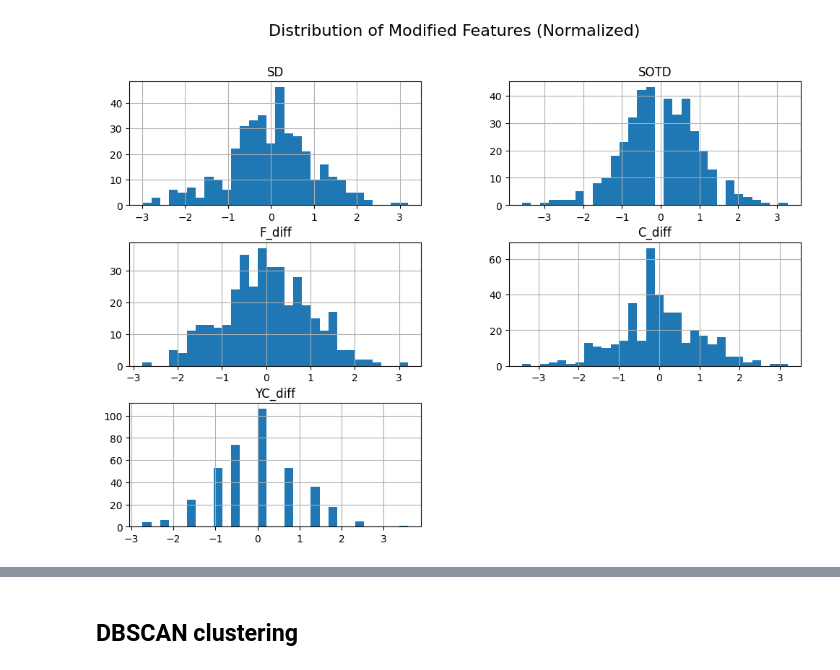
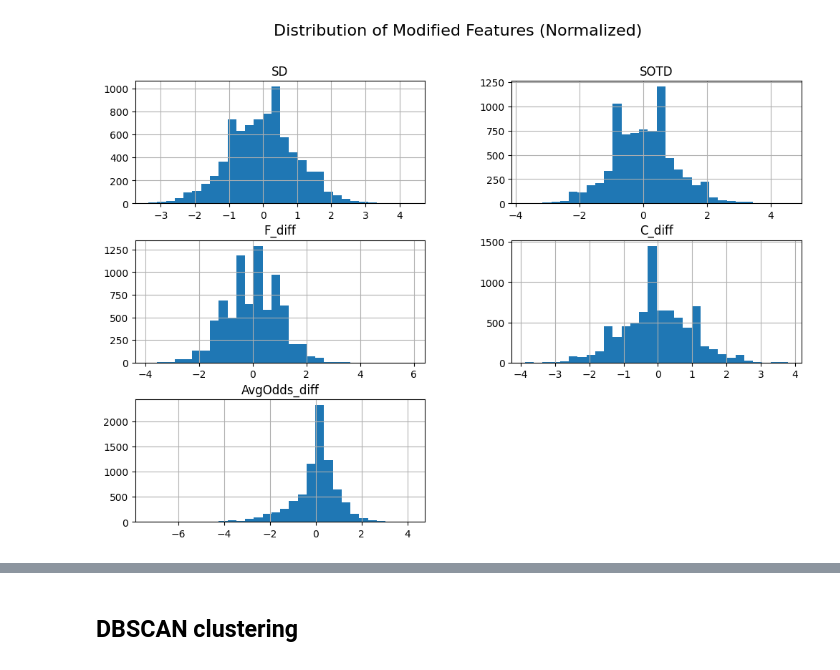
Before and after one commit to frederik007hb/Data-Mining, a Jupyter notebook: Test.ipynb, the cells around one changed output, grey strips where cells are left out. Saved outputs shown, nothing was run; the diff lists cells and outputs as text; code cells hidden in the pictures.

```diff
--- a/Test.ipynb
+++ b/Test.ipynb
@@ -6,9 +6,9 @@ import pandas as pd
 import matplotlib.pyplot as plt
 from pyclustering.cluster.clique import clique, clique_visualizer
 # %%
-data = load_data('Data/20242025premierleague.csv')
-ground_truth = encode_results(data['FTR'])
-data = pd.get_dummies(data, columns=['HomeTeam', 'AwayTeam', 'Referee']) # One-Hot encode string features
+raw_data = load_data('Data/Master file.csv')
+ground_truth = encode_results(raw_data['FTR'])
+data = pd.get_dummies(raw_data, columns=['HomeTeam', 'AwayTeam', 'Referee']) # One-Hot encode string features
 print("Amount of home wins: ", np.sum(ground_truth == 1))
 print("Amount of away wins: ", np.sum(ground_truth == -1))
 print("Amount of draws: ", np.sum(ground_truth == 0))
@@ -38,25 +22,26 @@ array([ 1., -1.,  1., -1.,  1.,  0., -1.,  1., -1.,  0.,  1., -1.,  1.,
 # %%
 # --- Load in game statistics ---
-raw_in_game_stats = data[[ 'HS', 'AS', 'HST', 'AST', 'HF', 'AF', 'HC', 'AC', 'HY', 'AY', 'HR', 'AR']]
+#raw_in_game_stats = data[[ 'HS', 'AS', 'HST', 'AST', 'HF', 'AF', 'HC', 'AC', 'HY', 'AY', 'HR', 'AR']]
 
 # --- Create new features by calculating the difference between home and away statistics (Positive Home team have more) ---
 modified_stats = pd.DataFrame({'SD': data['HS'] - data['AS'],
                             'SOTD': data['HST'] - data['AST'],
                             'F_diff': data['HF'] - data['AF'],
                             'C_diff': data['HC'] - data['AC'],
-                            'YC_diff': data['HY'] - data['AY'],
+                            #'YC_diff': data['HY'] - data['AY'],
+                            'AvgOdds_diff': data['AvgH'] - data['AvgA'],
                             #'RC_diff': data['HR'] - data['AR']
                             })
 
 # --- Normalize the new features with average and standard deviation ---
 modified_stats = (modified_stats - modified_stats.mean()) / modified_stats.std()
 
 #print(modified_stats['SD'].mean(), modified_stats['SD'].std())
 
 # -- Plot as histogram to see the distribution of the new features ---
 modified_stats.hist(bins=30, figsize=(12, 8))
 plt.suptitle('Distribution of Modified Features (Normalized)', fontsize=16)
 plt.show()
 # %% [output]
-[figure, old version]
+[figure, new version]
 # %%
```
Also changed, not shown: parts of 13 cells of this notebook, 1 other file.
